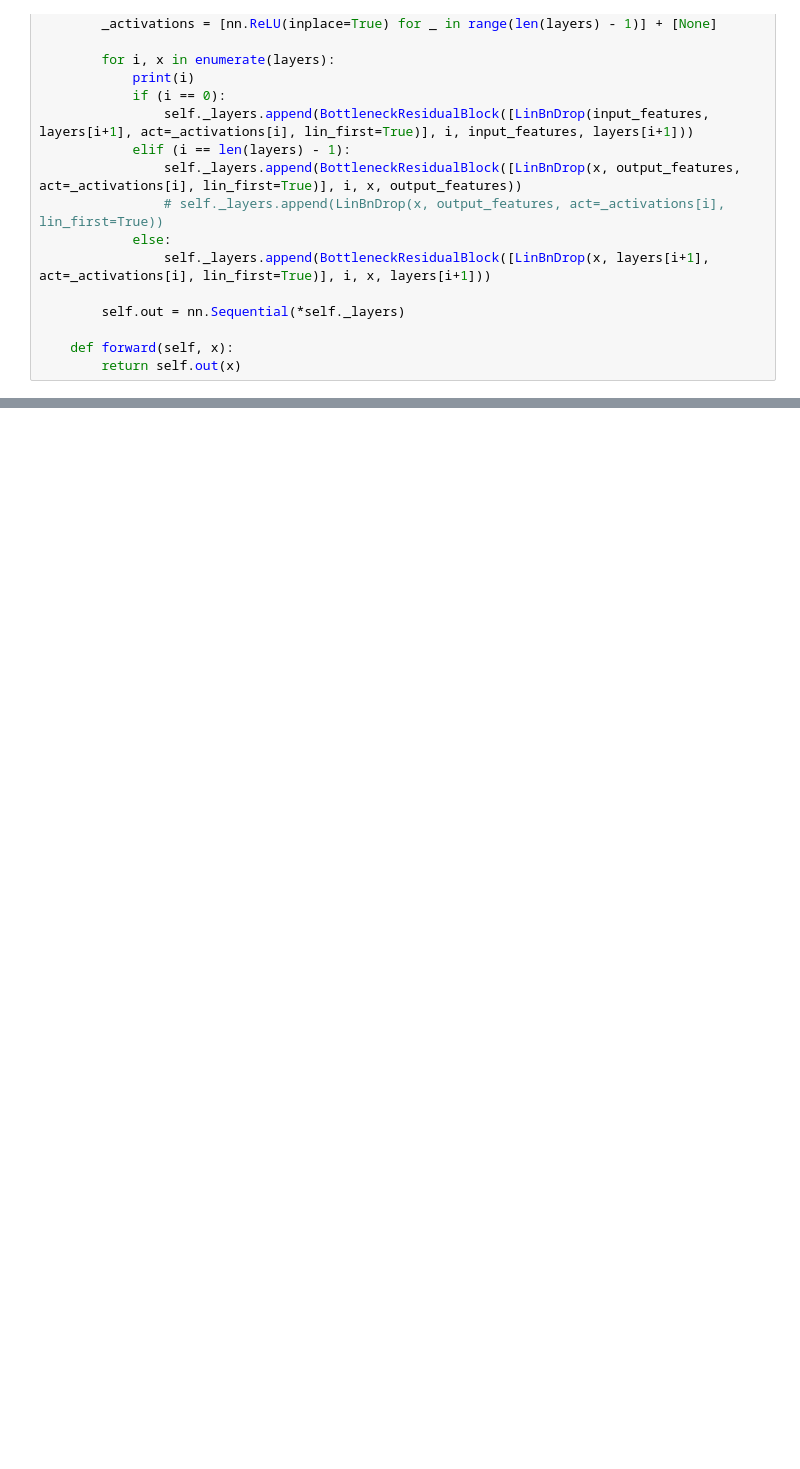
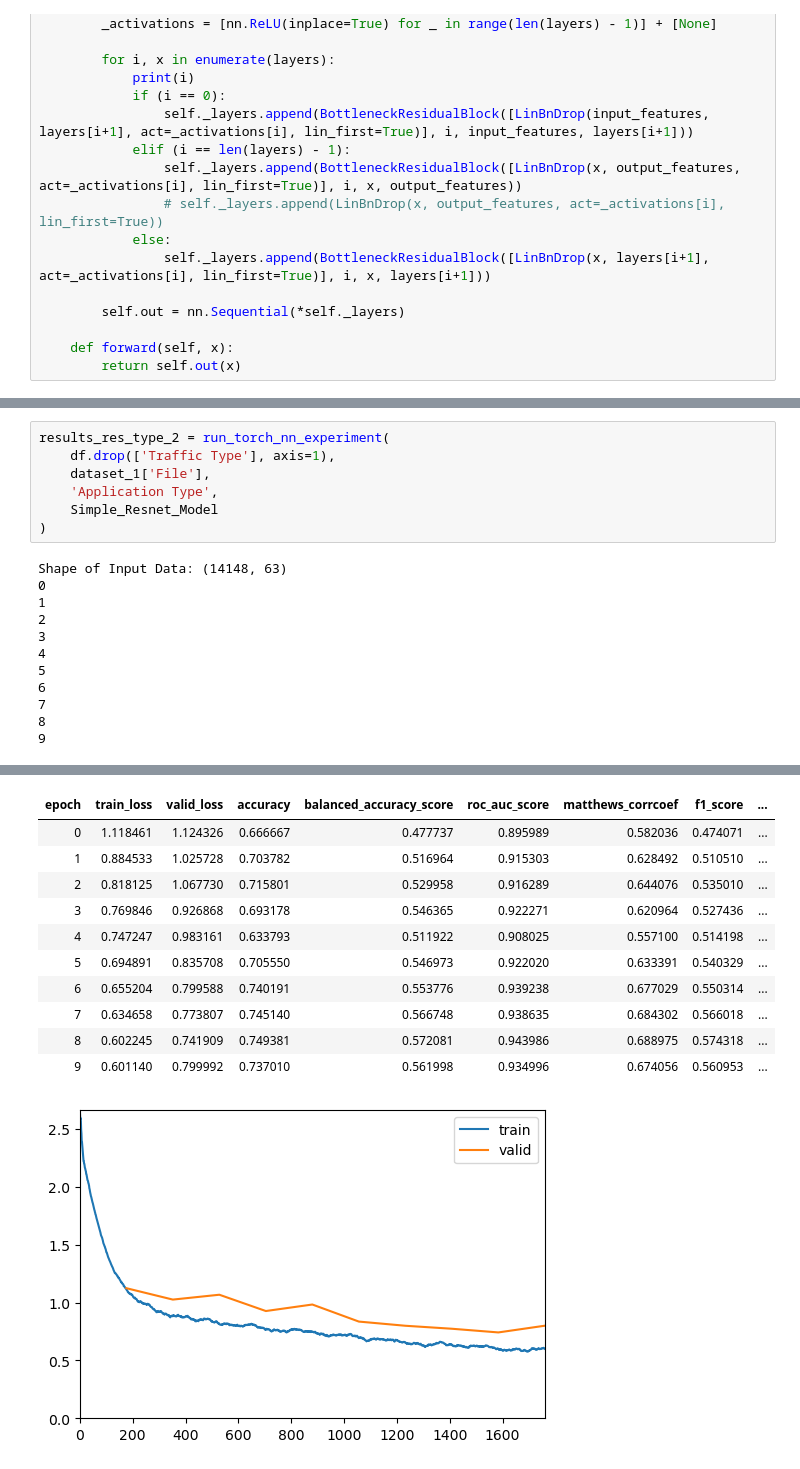
Before and after one commit to Colorado-Mesa-University-Cybersecurity/TrafficFlowForecasting, a Jupyter notebook: warins_experiments/main/baselines.ipynb, the cells around one changed output, grey strips where cells are left out. Saved outputs shown, nothing was run; the diff lists cells and outputs as text; blank space fills up the shorter version.

```diff
--- a/warins_experiments/main/baselines.ipynb
+++ b/warins_experiments/main/baselines.ipynb
@@ -444,0 +477,19 @@ loss: 2.847996234893799, accuracy:  20.21%
+# %%
+results_res_type_2 = run_torch_nn_experiment(
+    df.drop(['Traffic Type'], axis=1),
+    dataset_1['File'],
+    'Application Type',
+    Simple_Resnet_Model
+)
+# %% [output]
+Shape of Input Data: (14148, 63)
+0
+1
+2
+3
+4
+5
+6
+7
+8
+9
@@ -444,0 +497,12 @@ loss: 2.847996234893799, accuracy:  20.21%
+| epoch | train_loss | valid_loss | accuracy | balanced_accuracy_score | roc_auc_score | matthews_corrcoef | f1_score | ... |
+| 0 | 1.118461 | 1.124326 | 0.666667 | 0.477737 | 0.895989 | 0.582036 | 0.474071 | ... |
+| 1 | 0.884533 | 1.025728 | 0.703782 | 0.516964 | 0.915303 | 0.628492 | 0.510510 | ... |
+| 2 | 0.818125 | 1.067730 | 0.715801 | 0.529958 | 0.916289 | 0.644076 | 0.535010 | ... |
+| 3 | 0.769846 | 0.926868 | 0.693178 | 0.546365 | 0.922271 | 0.620964 | 0.527436 | ... |
+| 4 | 0.747247 | 0.983161 | 0.633793 | 0.511922 | 0.908025 | 0.557100 | 0.514198 | ... |
+| 5 | 0.694891 | 0.835708 | 0.705550 | 0.546973 | 0.922020 | 0.633391 | 0.540329 | ... |
+| 6 | 0.655204 | 0.799588 | 0.740191 | 0.553776 | 0.939238 | 0.677029 | 0.550314 | ... |
+| 7 | 0.634658 | 0.773807 | 0.745140 | 0.566748 | 0.938635 | 0.684302 | 0.566018 | ... |
+| 8 | 0.602245 | 0.741909 | 0.749381 | 0.572081 | 0.943986 | 0.688975 | 0.574318 | ... |
+| 9 | 0.601140 | 0.799992 | 0.737010 | 0.561998 | 0.934996 | 0.674056 | 0.560953 | ... |
+[figure, added]
```
Also changed, not shown: parts of 24 cells of this notebook.
